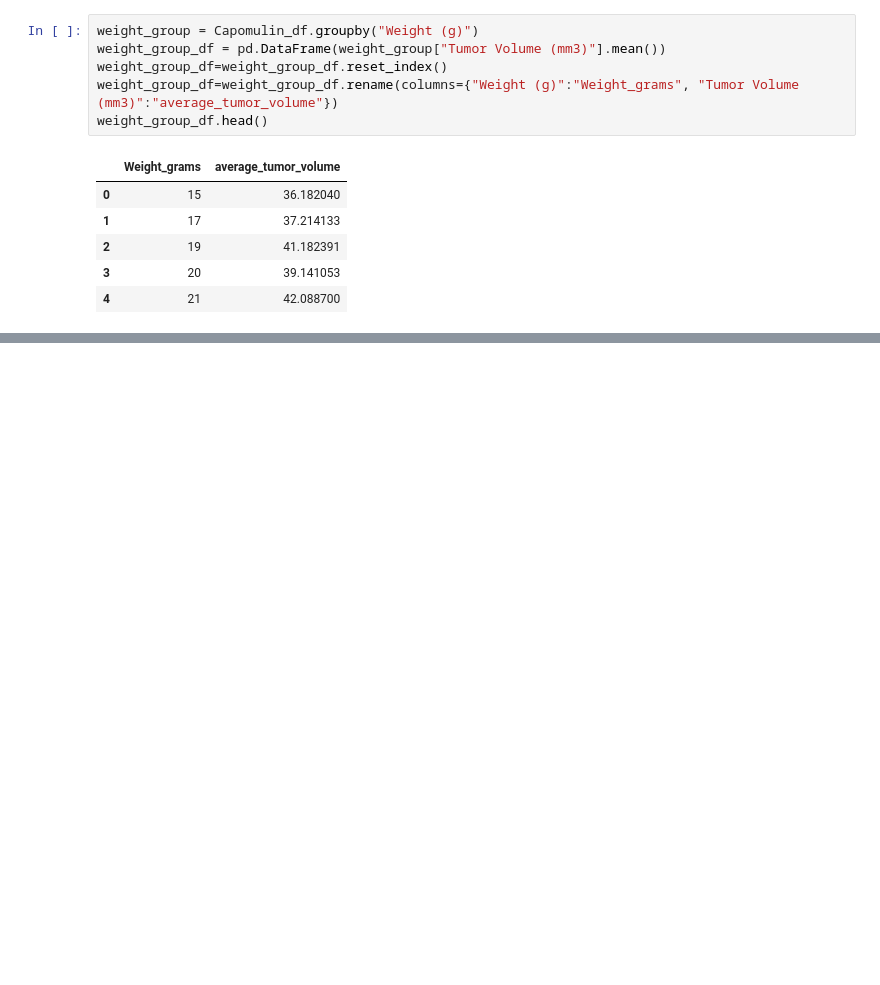
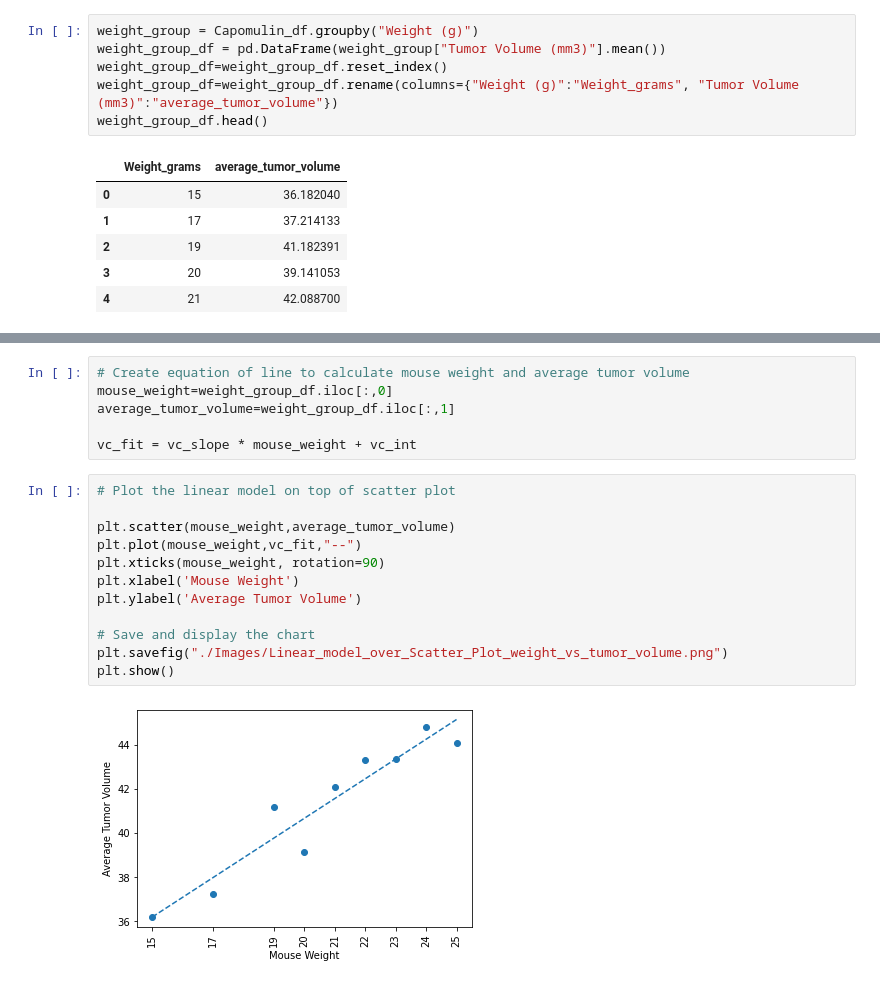
Before and after one commit to strivedi01/matplotlib_HW_090820, a Jupyter notebook: pymaceuticals_HW.ipynb, the cells around one changed output, grey strips where cells are left out. Cells and saved outputs as stored; diff of their text form; blank space fills up the shorter version.

```diff
--- a/pymaceuticals_HW.ipynb
+++ b/pymaceuticals_HW.ipynb
@@ -521,0 +568,20 @@ The correlation coefficient between weight and average tumor volume is 0.95
+# %%
+# Create equation of line to calculate mouse weight and average tumor volume
+mouse_weight=weight_group_df.iloc[:,0]
+average_tumor_volume=weight_group_df.iloc[:,1]
+
+vc_fit = vc_slope * mouse_weight + vc_int
+# %%
+# Plot the linear model on top of scatter plot
+
+plt.scatter(mouse_weight,average_tumor_volume)
+plt.plot(mouse_weight,vc_fit,"--")
+plt.xticks(mouse_weight, rotation=90)
+plt.xlabel('Mouse Weight')
+plt.ylabel('Average Tumor Volume')
+
+# Save and display the chart
+plt.savefig("./Images/Linear_model_over_Scatter_Plot_weight_vs_tumor_volume.png")
+plt.show()
+# %% [output]
+[figure, added]
```
Also changed, not shown: parts of 25 cells of this notebook, 1 other file.
